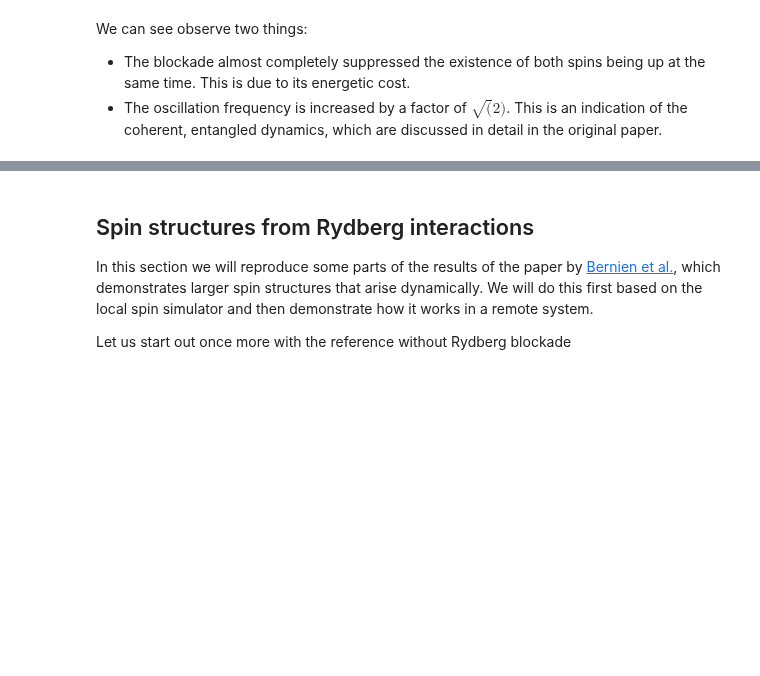
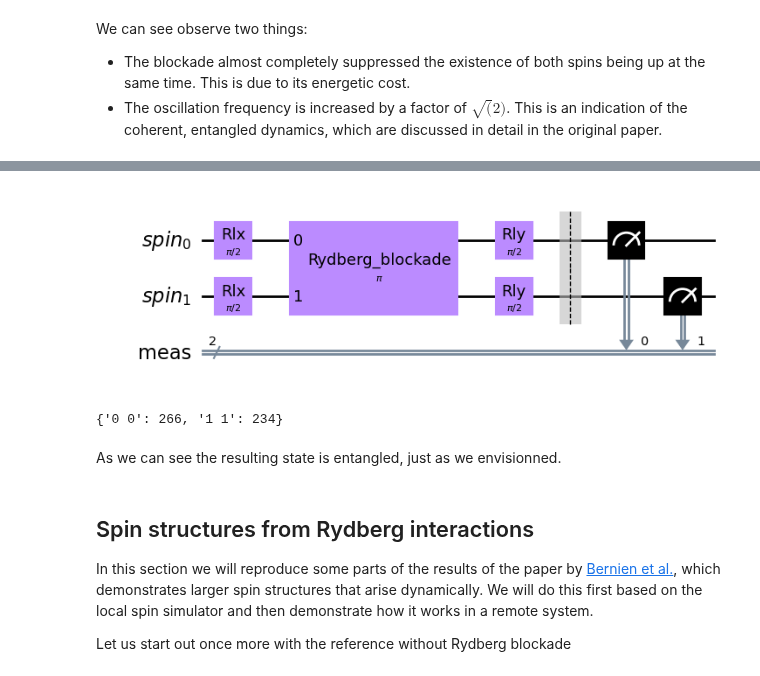
Before and after one commit to qiskit-community/qiskit-cold-atom, a Jupyter notebook: docs/tutorials/09_ryberg_dynamics.ipynb, the cells around one changed output, grey strips where cells are left out. Cells and saved outputs as stored; diff of their text form; code cells hidden in the pictures; blank space fills up the shorter version.

```diff
--- a/docs/tutorials/RybergPrototype.ipynb
+++ b/docs/tutorials/09_ryberg_dynamics.ipynb
@@ -173,3 +143,26 @@ We can see observe two things:
+# %%
+Nwires = 2
+backend = SpinSimulator()
+qc_entangle = QuantumCircuit(QuantumRegister(Nwires, "spin"))
+
+all_modes=range(Nwires)
+
+qc_entangle.rlx(np.pi/2, all_modes)
+qc_entangle.rydberg_block(np.pi, modes=all_modes)
+qc_entangle.rly(np.pi/2, 0)
+qc_entangle.rly(np.pi/2, 1)
+qc_entangle.measure_all()
+qc_entangle.draw(output='mpl')
+# %% [output]
+[figure, added]
+# %%
+job_entangle = backend.run(qc_entangle, shots=500)
+result_entangle = job_entangle.result()
+print(result_entangle.get_counts())
+# %% [output]
+{'0 0': 266, '1 1': 234}
+# %% [markdown]
+As we can see the resulting state is entangled, just as we envisionned.
 # %% [markdown]
 ## Spin structures from Rydberg interactions
 
```
Also changed, not shown: parts of 24 cells of this notebook, 3 other files.
